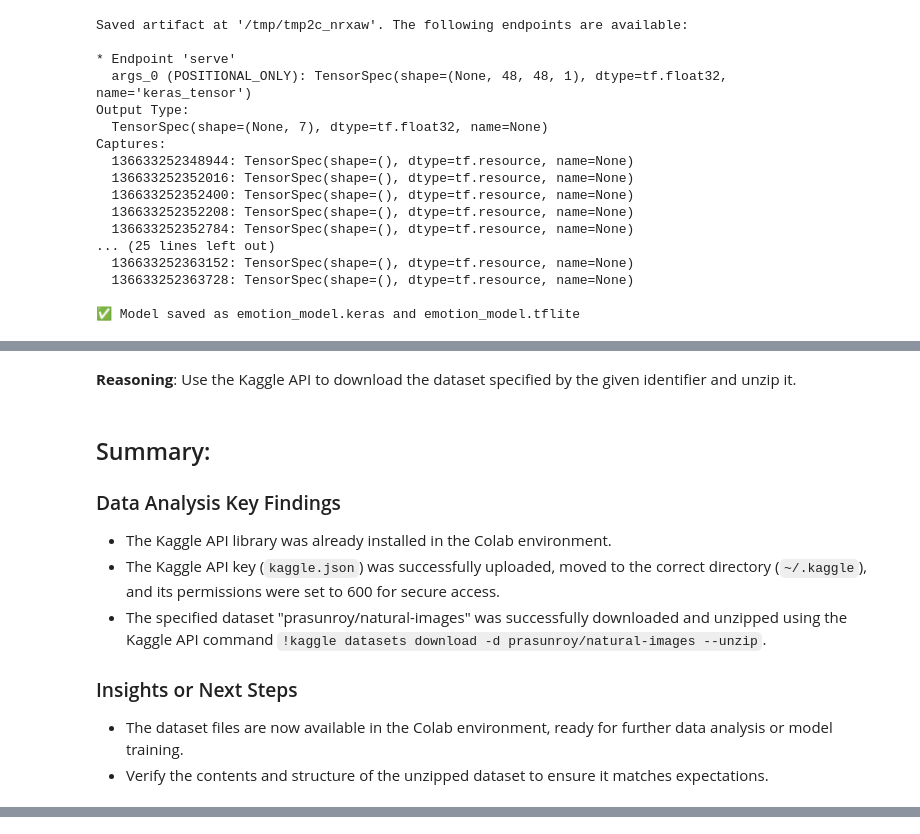
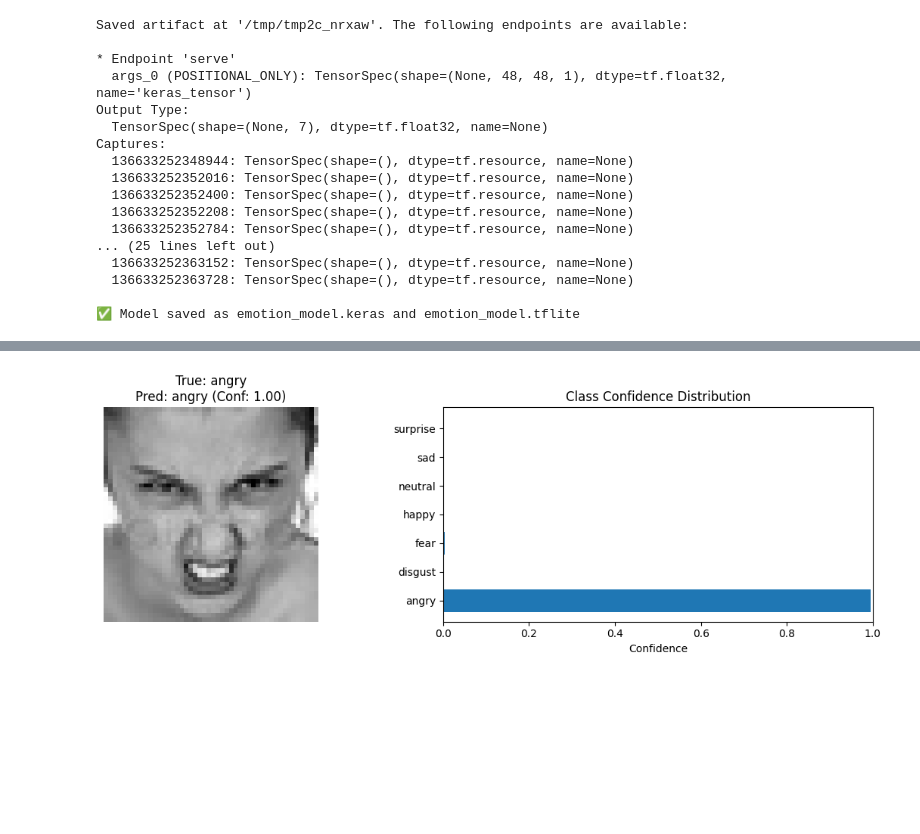
Before and after one commit to moridin04/CCDEPLRL_PROJECT_COM222ML, a Jupyter notebook: emotiondetection.ipynb, the cells around one changed output, grey strips where cells are left out. Drawn from its saved outputs; the diff is of its cells as text; code cells hidden in the pictures; blank space fills up the shorter version.

```diff
--- a/emotiondetection.ipynb
+++ b/emotiondetection.ipynb
@@ -404,16 +380,25 @@ Use the Kaggle API to download the dataset.
-# %% [markdown]
-**Reasoning**:
-Use the Kaggle API to download the dataset specified by the given identifier and unzip it.
-# %% [markdown]
-## Summary:
-
-### Data Analysis Key Findings
-
-*   The Kaggle API library was already installed in the Colab environment.
-*   The Kaggle API key (`kaggle.json`) was successfully uploaded, moved to the correct directory (`~/.kaggle`), and its permissions were set to 600 for secure access.
-*   The specified dataset "prasunroy/natural-images" was successfully downloaded and unzipped using the Kaggle API command `!kaggle datasets download -d prasunroy/natural-images --unzip`.
-
-### Insights or Next Steps
-
-*   The dataset files are now available in the Colab environment, ready for further data analysis or model training.
-*   Verify the contents and structure of the unzipped dataset to ensure it matches expectations.
+# %%
+def show_prediction(image, true_label, model, class_names):
+    """Show single image prediction with confidence distribution"""
+    pred = model.predict(np.expand_dims(image, axis=0))[0]
+    pred_class = np.argmax(pred)
+
+    plt.figure(figsize=(12, 4))
+
+    plt.subplot(1, 2, 1)
+    plt.imshow(image.squeeze(), cmap='gray')
+    plt.title(f"True: {class_names[true_label]}\nPred: {class_names[pred_class]} (Conf: {np.max(pred):.2f})")
+    plt.axis('off')
+
+    plt.subplot(1, 2, 2)
+    plt.barh(class_names, pred)
+    plt.xlabel("Confidence")
+    plt.xlim([0, 1])
+    plt.title("Class Confidence Distribution")
+
+    plt.tight_layout()
+    plt.show()
+
+x_test, y_test = next(test_generator)
+show_prediction(x_test[0], np.argmax(y_test[0]), model, class_names)
+# %% [output]
@@ -419,0 +406 @@ Use the Kaggle API to download the dataset specified by the given identifier and
+[figure, added]
```
Also changed, not shown: parts of 10 cells of this notebook.
